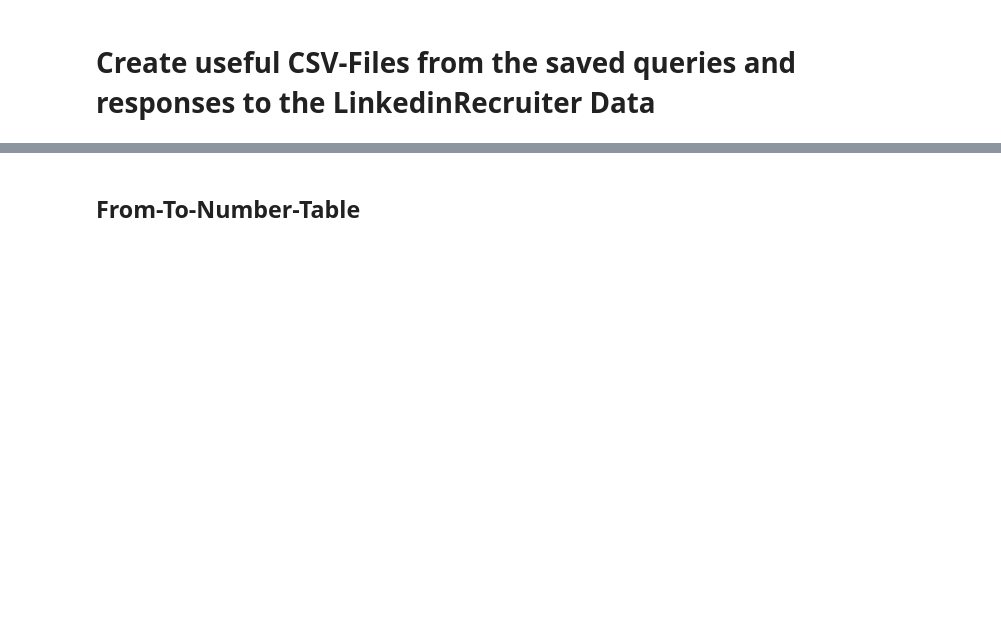
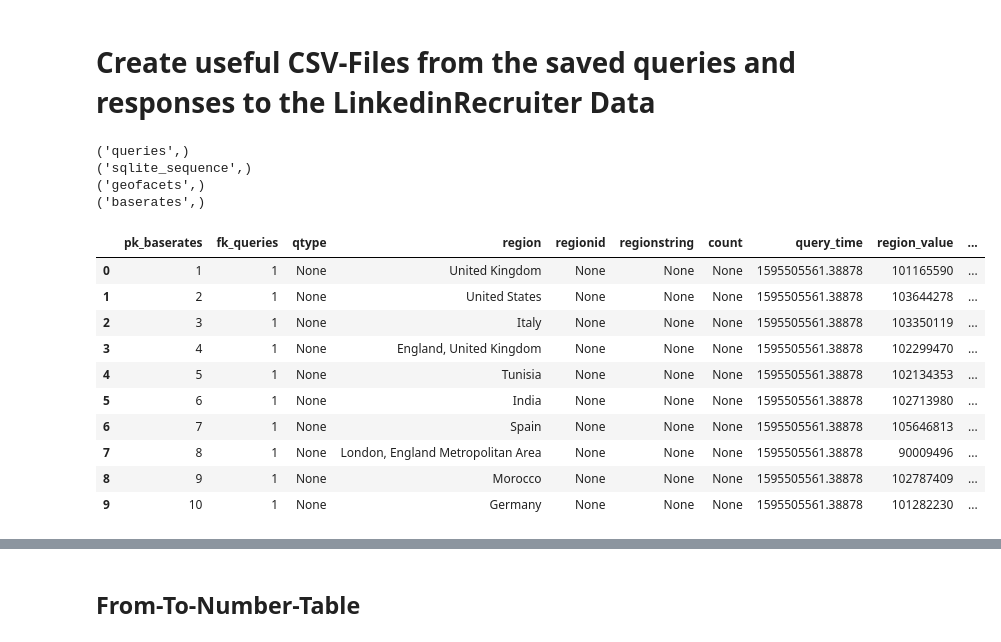
Before and after one commit to scharlottej13/linkedin_recruiter, a Jupyter notebook: LinkedInRecruiter-DB2CSV.ipynb, the cells around one changed output, grey strips where cells are left out. Saved outputs shown, nothing was run; the diff lists cells and outputs as text; code cells hidden in the pictures; blank space fills up the shorter version.

```diff
--- a/LinkedInRecruiter-DB2CSV.ipynb
+++ b/LinkedInRecruiter-DB2CSV.ipynb
@@ -8,0 +12,22 @@ conn = sqlite3.connect('linkedin7.db')
+# %%
+for table_name in tables:
+    print(table_name)
+# %% [output]
+('queries',)
+('sqlite_sequence',)
+('geofacets',)
+('baserates',)
+# %%
+pd.read_sql_query("""select * from baserates limit 10;""", conn)
+# %% [output]
+|  | pk_baserates | fk_queries | qtype | region | regionid | regionstring | count | query_time | region_value | ... |
+| 0 | 1 | 1 | None | United Kingdom | None | None | None | 1595505561.38878 | 101165590 | ... |
+| 1 | 2 | 1 | None | United States | None | None | None | 1595505561.38878 | 103644278 | ... |
+| 2 | 3 | 1 | None | Italy | None | None | None | 1595505561.38878 | 103350119 | ... |
+| 3 | 4 | 1 | None | England, United Kingdom | None | None | None | 1595505561.38878 | 102299470 | ... |
+| 4 | 5 | 1 | None | Tunisia | None | None | None | 1595505561.38878 | 102134353 | ... |
+| 5 | 6 | 1 | None | India | None | None | None | 1595505561.38878 | 102713980 | ... |
+| 6 | 7 | 1 | None | Spain | None | None | None | 1595505561.38878 | 105646813 | ... |
+| 7 | 8 | 1 | None | London, England Metropolitan Area | None | None | None | 1595505561.38878 | 90009496 | ... |
+| 8 | 9 | 1 | None | Morocco | None | None | None | 1595505561.38878 | 102787409 | ... |
+| 9 | 10 | 1 | None | Germany | None | None | None | 1595505561.38878 | 101282230 | ... |
```
Also changed, not shown: parts of 3 cells of this notebook.
